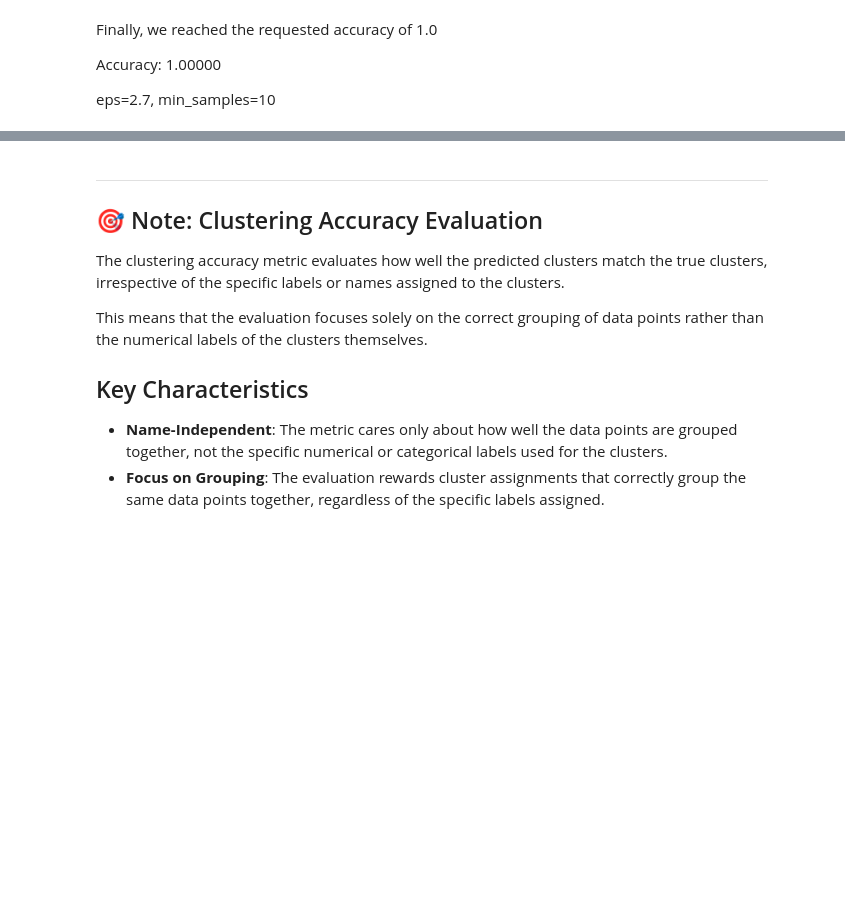
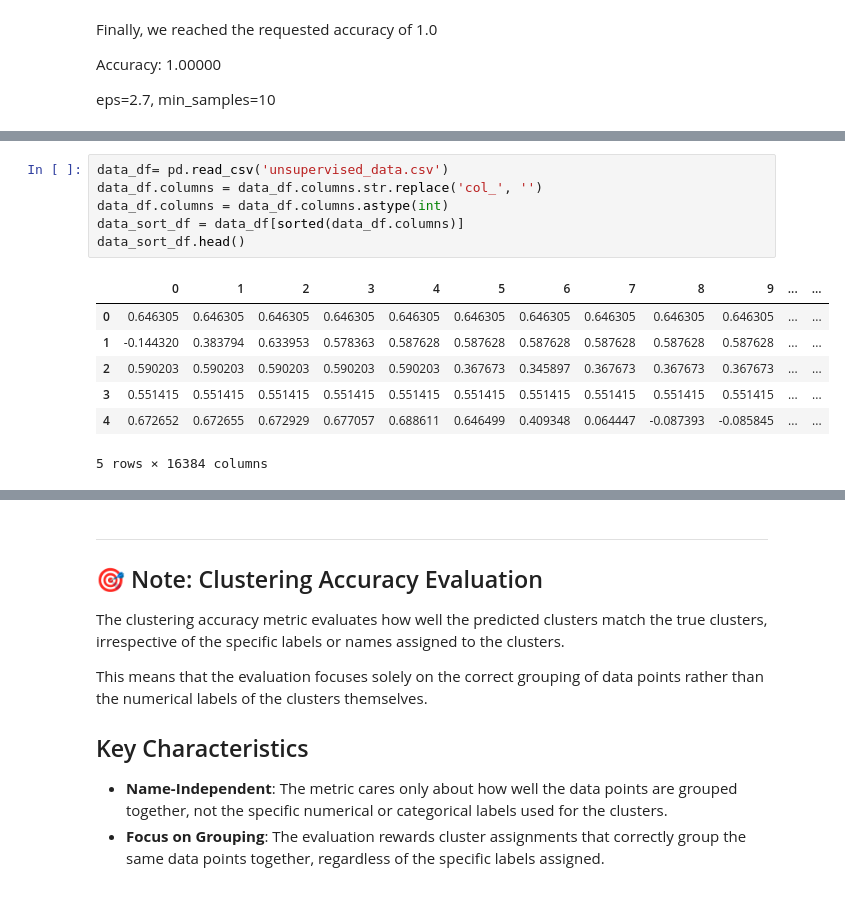
Before and after one commit to erlendskinnemoen/introduction-to-machine-learning, a Jupyter notebook: Unsupervised learning/Chapter_2.ipynb, the cells around one changed output, grey strips where cells are left out. Drawn from its saved outputs; the diff is of its cells as text; blank space fills up the shorter version.

```diff
--- a/Unsupervised learning/Chapter_2.ipynb
+++ b/Unsupervised learning/Chapter_2.ipynb
@@ -594,0 +585,14 @@ After achieving 100% clustering accuracy, the clusters represent AI-compromised
+# %%
+data_df= pd.read_csv('unsupervised_data.csv')
+data_df.columns = data_df.columns.str.replace('col_', '')
+data_df.columns = data_df.columns.astype(int)
+data_sort_df = data_df[sorted(data_df.columns)]
+data_sort_df.head()
+# %% [output]
+|  | 0 | 1 | 2 | 3 | 4 | 5 | 6 | 7 | 8 | 9 | ... | ... |
+| 0 | 0.646305 | 0.646305 | 0.646305 | 0.646305 | 0.646305 | 0.646305 | 0.646305 | 0.646305 | 0.646305 | 0.646305 | ... | ... |
+| 1 | -0.144320 | 0.383794 | 0.633953 | 0.578363 | 0.587628 | 0.587628 | 0.587628 | 0.587628 | 0.587628 | 0.587628 | ... | ... |
+| 2 | 0.590203 | 0.590203 | 0.590203 | 0.590203 | 0.590203 | 0.367673 | 0.345897 | 0.367673 | 0.367673 | 0.367673 | ... | ... |
+| 3 | 0.551415 | 0.551415 | 0.551415 | 0.551415 | 0.551415 | 0.551415 | 0.551415 | 0.551415 | 0.551415 | 0.551415 | ... | ... |
+| 4 | 0.672652 | 0.672655 | 0.672929 | 0.677057 | 0.688611 | 0.646499 | 0.409348 | 0.064447 | -0.087393 | -0.085845 | ... | ... |
+5 rows × 16384 columns
```
Also changed, not shown: parts of 10 cells of this notebook.
